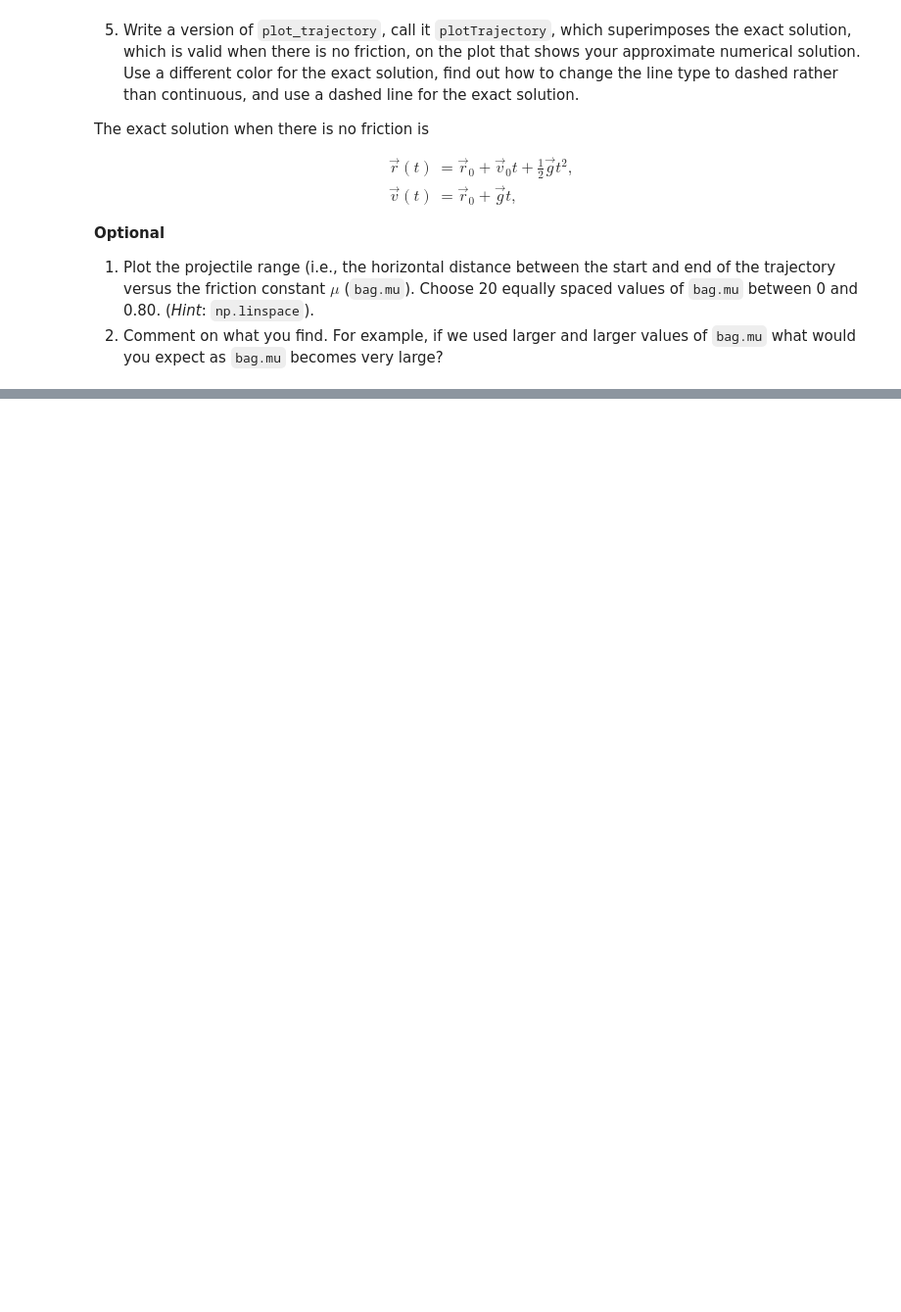
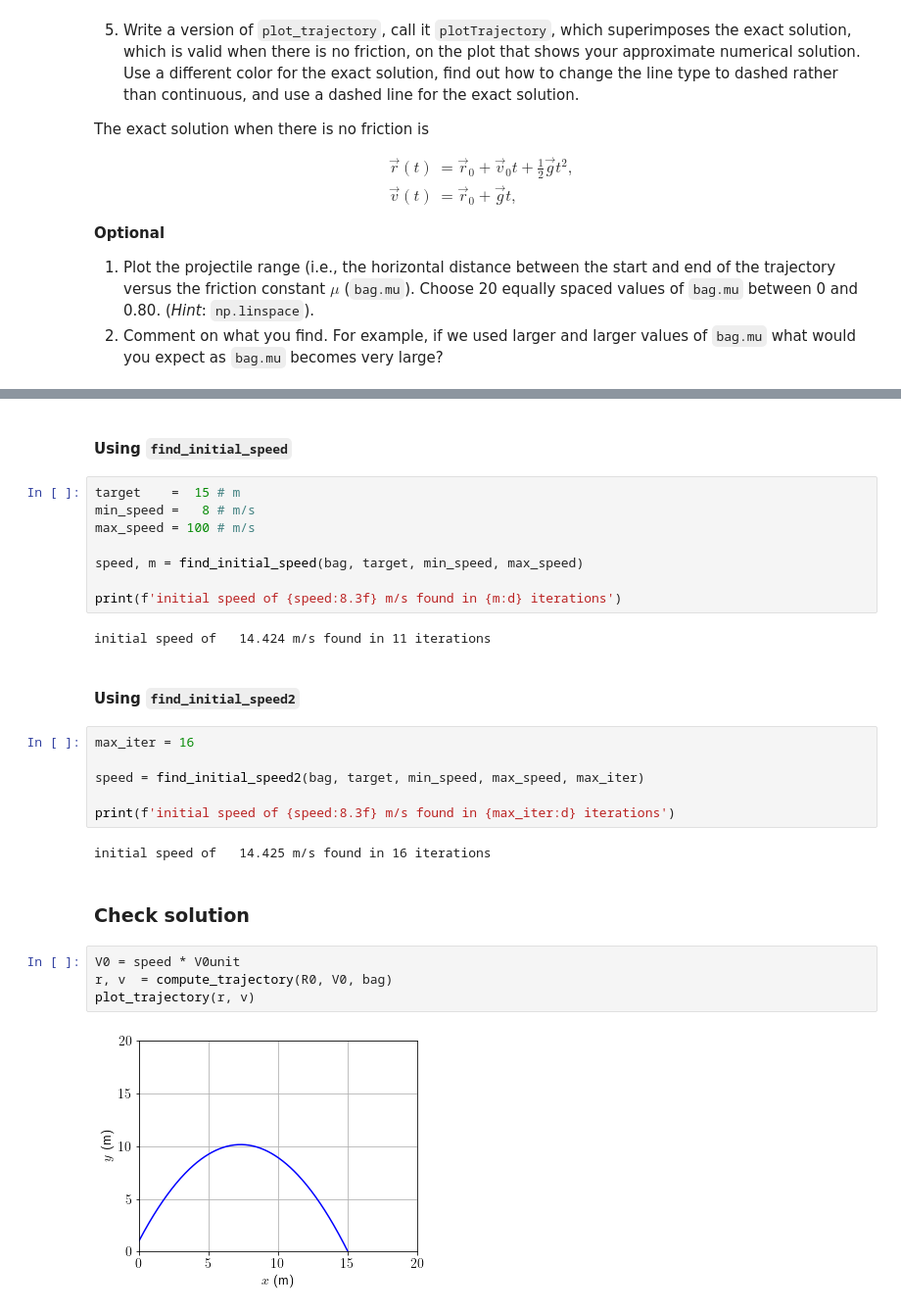
Before and after one commit to hbprosper/CompPhysLab, a Jupyter notebook: projects/01_projectiles/project_01_projectiles.ipynb, the cells around one changed output, grey strips where cells are left out. Shown at 98% size. Drawn from its saved outputs; the diff is of its cells as text; blank space fills up the shorter version.

```diff
--- a/projects/01_projectiles/project_01_projectiles.ipynb
+++ b/projects/01_projectiles/project_01_projectiles.ipynb
@@ -299,0 +381,30 @@ The exact solution when there is no friction is
+# %% [markdown]
+#### Using `find_initial_speed`
+# %%
+target    =  15 # m
+min_speed =   8 # m/s
+max_speed = 100 # m/s
+
+speed, m = find_initial_speed(bag, target, min_speed, max_speed)
+
+print(f'initial speed of {speed:8.3f} m/s found in {m:d} iterations')
+# %% [output]
+initial speed of   14.424 m/s found in 11 iterations
+# %% [markdown]
+#### Using `find_initial_speed2`
+# %%
+max_iter = 16
+
+speed = find_initial_speed2(bag, target, min_speed, max_speed, max_iter)
+
+print(f'initial speed of {speed:8.3f} m/s found in {max_iter:d} iterations')
+# %% [output]
+initial speed of   14.425 m/s found in 16 iterations
+# %% [markdown]
+### Check solution
+# %%
+V0 = speed * V0unit
+r, v  = compute_trajectory(R0, V0, bag)
+plot_trajectory(r, v)
+# %% [output]
+[figure, added]
```
Also changed, not shown: parts of 14 cells of this notebook.
